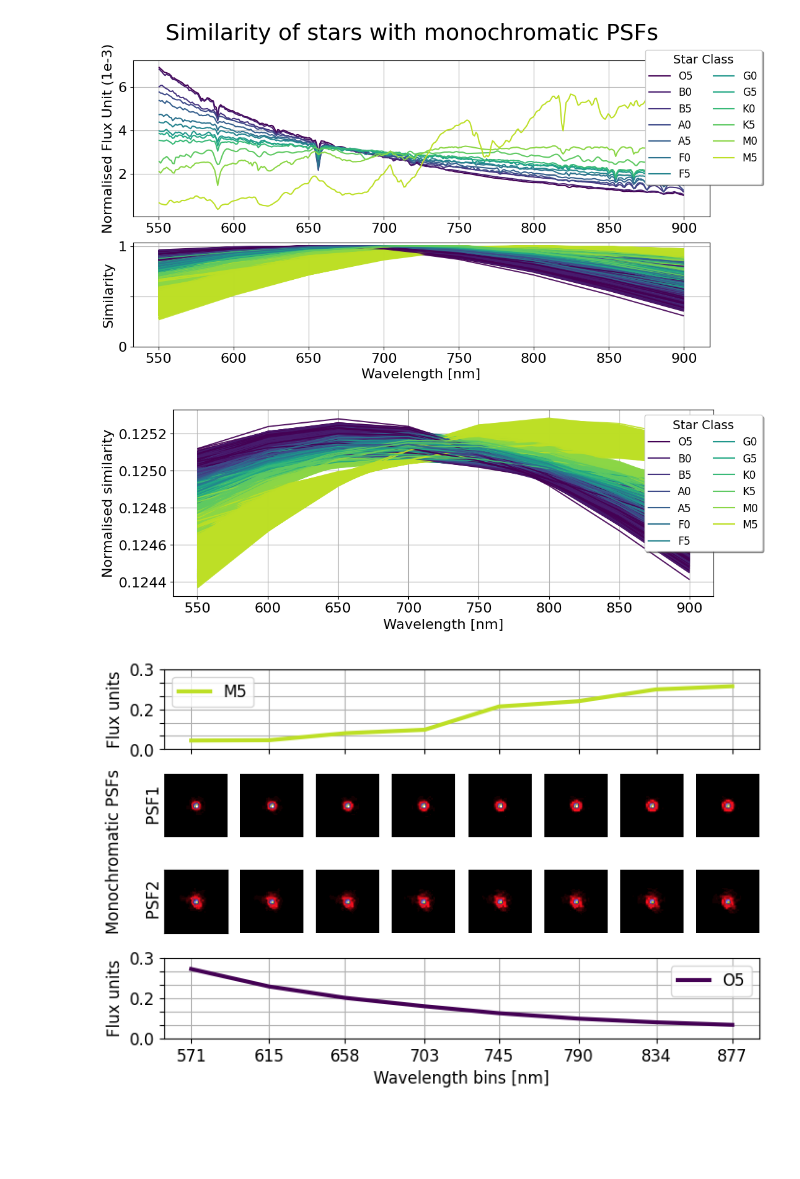
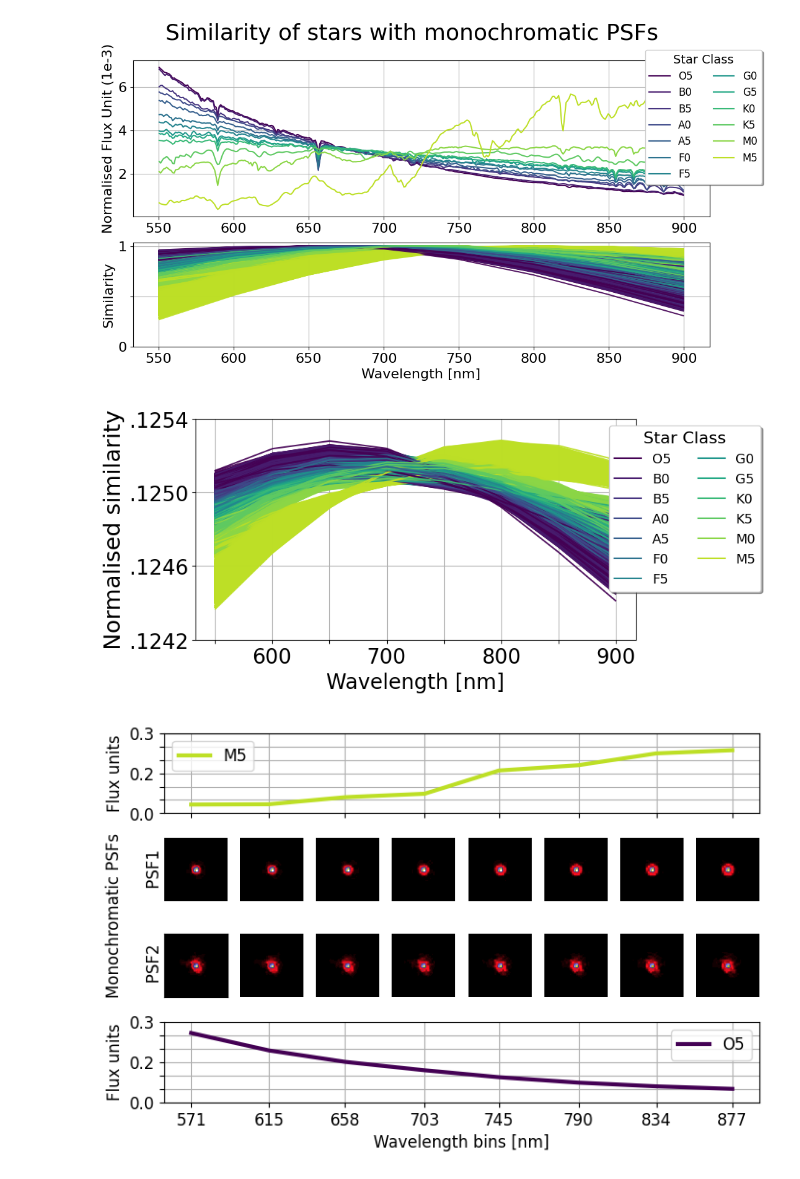
Before and after one commit to CentofantiEze/sed_spectral_classification, a Jupyter notebook: notebooks/plots/degeneracy_similarity-feat_plot.ipynb, the cells around one changed output. Drawn from its saved outputs; the diff is of its cells as text; code cells hidden in the pictures; blank space fills up the shorter version.

Commit message:
Update figures for publication.

```diff
--- a/notebooks/plots/degeneracy_similarity-feat_plot.ipynb
+++ b/notebooks/plots/degeneracy_similarity-feat_plot.ipynb
@@ -126,28 +126,30 @@ plt.savefig('../figures/similarity_seds.pdf')
 # %% [output]
 [figure]
 # %%
-plt.rcParams.update({'font.size': 16})
+plt.rcParams.update({'font.size': 20})
 # Plot normalised similarity with the noisy stars
-plt.figure(figsize=(11,4))
+plt.figure(figsize=(10,4.4))
 
 # Plot the SEDs
 for i in range(13):
     plt.plot([], [], color=color_palette[i], label=star_class_labels[i])
-plt.legend(loc='upper right',  ncol=2, fontsize=12, title='Star Class', title_fontsize='14', shadow=True, fancybox=True, bbox_to_anchor=(1.1, 1))
+# plt.legend(loc='upper right',  ncol=2, fontsize=14, title='Star Class', title_fontsize='18', shadow=True, fancybox=True, bbox_to_anchor=(1.5, 1))
+plt.legend(loc= 'upper right',  ncol=2, fontsize=13, title='Star Class', title_fontsize='16', shadow=True, fancybox=True, bbox_to_anchor=(1.3, 1))
 
 
 for i in range(dataset['parameters']['n_stars']):
     diff = np.array([np.sum((mono_psf-dataset['noisy_stars'][i])**2) for mono_psf in dataset['mono_psfs'][i]])
     plt.plot(lambdas,(1-diff)/np.sum(1-diff) ,color=color_palette[dataset['SED_ids'][i]], alpha=0.9,)
 # plt.suptitle('Similarity features', fontsize=26)
-plt.ylabel('Normalised similarity')
+plt.ylabel('Normalised similarity', fontsize=22)
 plt.xlabel('Wavelength [nm]')
 plt.grid()
-# plt.yticks([0.1242, 0.1246, 0.1250, 0.1254], ['0', '', '', '1'])
+plt.yticks([0.1242, 0.1246, 0.1250, 0.1254], ['.1242', '.1246', '.1250', '.1254'])
+plt.xticks([550, 600, 650, 700, 750, 800, 850, 900], ['', '600', '', '700', '', '800', '', '900'])
 plt.tight_layout()
 plt.savefig('../figures/similarity_features.pdf')
 # %% [output]
-[figure, old version]
+[figure, new version]
 # %%
 # Define plot font size
 plt.rcParams.update({'font.size': 12})
```
